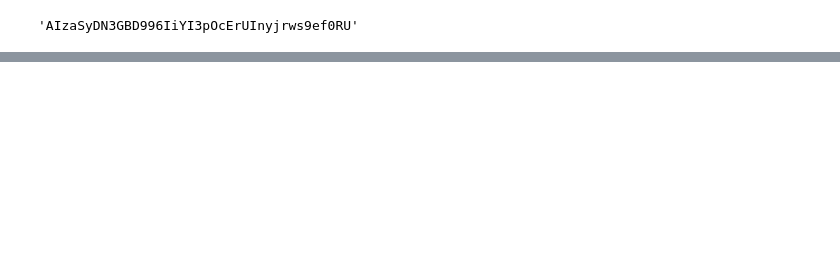
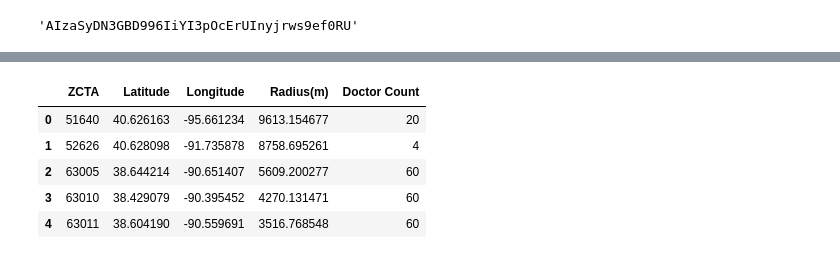
Before and after one commit to kamilevy/Healthcare-Project, a Jupyter notebook: Untitled.ipynb, the cells around one changed output, grey strips where cells are left out. Drawn from its saved outputs; the diff is of its cells as text; code cells hidden in the pictures; blank space fills up the shorter version.

```diff
--- a/Untitled.ipynb
+++ b/Untitled.ipynb
@@ -97,2 +122,15 @@ CqQCHQEAAJ4RxFfZQYSgkdOMvspw17WmmYKk9QMOYwAdXNB98pFVBb4-m0pMZKtrbra4SKCI0HeoWAve
 !!!!!!!!!!!!!!!!!!!!!!!!!!!!!!!!!!!!
 3
+# %%
+# Change data type of ZCTA column in zip code df to int
+# Add doctor count info to df
+valid_zctas_df['ZCTA'] = [int(zcta) for zcta in list(valid_zctas_df['ZCTA'])]
+valid_zctas_df['Doctor Count'] = doc_count_list
+valid_zctas_df.head()
+# %% [output]
+|  | ZCTA | Latitude | Longitude | Radius(m) | Doctor Count |
+| 0 | 51640 | 40.626163 | -95.661234 | 9613.154677 | 20 |
+| 1 | 52626 | 40.628098 | -91.735878 | 8758.695261 | 4 |
+| 2 | 63005 | 38.644214 | -90.651407 | 5609.200277 | 60 |
+| 3 | 63010 | 38.429079 | -90.395452 | 4270.131471 | 60 |
+| 4 | 63011 | 38.604190 | -90.559691 | 3516.768548 | 60 |
```
Also changed, not shown: parts of 10 cells of this notebook.
